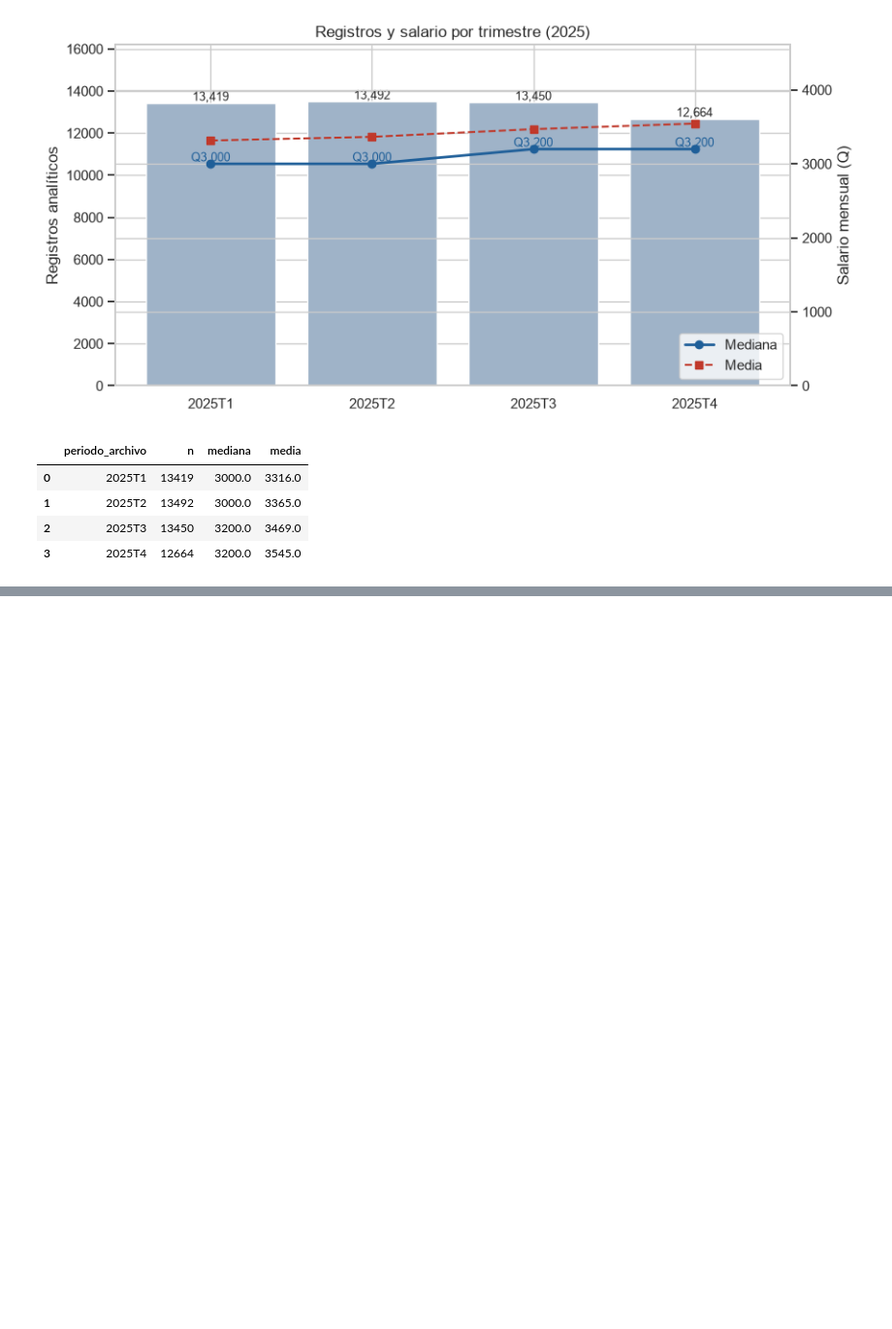
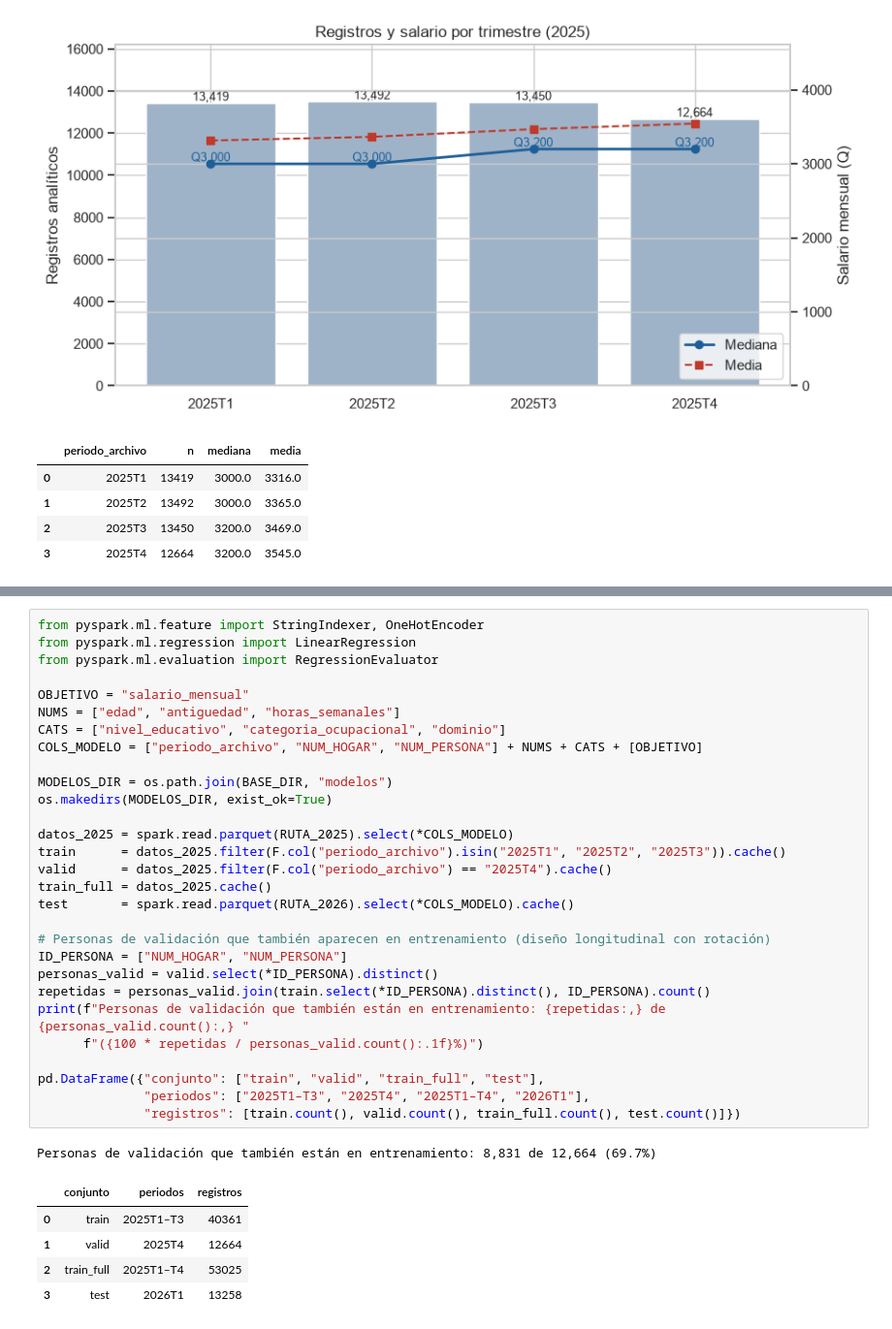
Before and after one commit to Qu3zada22/lab7-md, a Jupyter notebook: lab7_eneic.ipynb, the cells around one changed output, grey strips where cells are left out. Shown at 97% size. Cells and saved outputs as stored; diff of their text form; blank space fills up the shorter version.

```diff
--- a/lab7_eneic.ipynb
+++ b/lab7_eneic.ipynb
@@ -1174,0 +1212,36 @@ plt.tight_layout(); plt.show()
+# %%
+from pyspark.ml.feature import StringIndexer, OneHotEncoder
+from pyspark.ml.regression import LinearRegression
+from pyspark.ml.evaluation import RegressionEvaluator
+
+OBJETIVO = "salario_mensual"
+NUMS = ["edad", "antiguedad", "horas_semanales"]
+CATS = ["nivel_educativo", "categoria_ocupacional", "dominio"]
+COLS_MODELO = ["periodo_archivo", "NUM_HOGAR", "NUM_PERSONA"] + NUMS + CATS + [OBJETIVO]
+
+MODELOS_DIR = os.path.join(BASE_DIR, "modelos")
+os.makedirs(MODELOS_DIR, exist_ok=True)
+
+datos_2025 = spark.read.parquet(RUTA_2025).select(*COLS_MODELO)
+train      = datos_2025.filter(F.col("periodo_archivo").isin("2025T1", "2025T2", "2025T3")).cache()
+valid      = datos_2025.filter(F.col("periodo_archivo") == "2025T4").cache()
+train_full = datos_2025.cache()
+test       = spark.read.parquet(RUTA_2026).select(*COLS_MODELO).cache()
+
+# Personas de validación que también aparecen en entrenamiento (diseño longitudinal con rotación)
+ID_PERSONA = ["NUM_HOGAR", "NUM_PERSONA"]
+personas_valid = valid.select(*ID_PERSONA).distinct()
+repetidas = personas_valid.join(train.select(*ID_PERSONA).distinct(), ID_PERSONA).count()
+print(f"Personas de validación que también están en entrenamiento: {repetidas:,} de {personas_valid.count():,} "
+      f"({100 * repetidas / personas_valid.count():.1f}%)")
+
+pd.DataFrame({"conjunto": ["train", "valid", "train_full", "test"],
+              "periodos": ["2025T1–T3", "2025T4", "2025T1–T4", "2026T1"],
+              "registros": [train.count(), valid.count(), train_full.count(), test.count()]})
+# %% [output]
+Personas de validación que también están en entrenamiento: 8,831 de 12,664 (69.7%)
+|  | conjunto | periodos | registros |
+| 0 | train | 2025T1–T3 | 40361 |
+| 1 | valid | 2025T4 | 12664 |
+| 2 | train_full | 2025T1–T4 | 53025 |
+| 3 | test | 2026T1 | 13258 |
```
Also changed, not shown: parts of 78 cells of this notebook, 2 other files.
